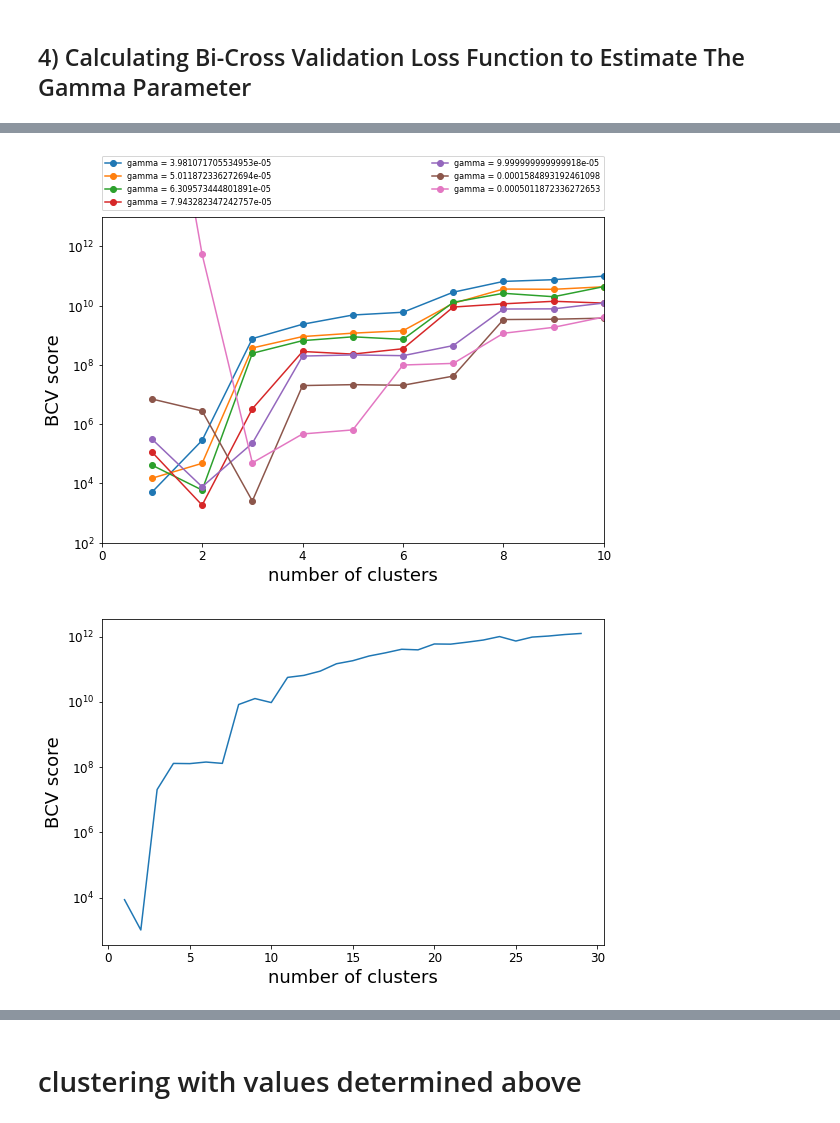
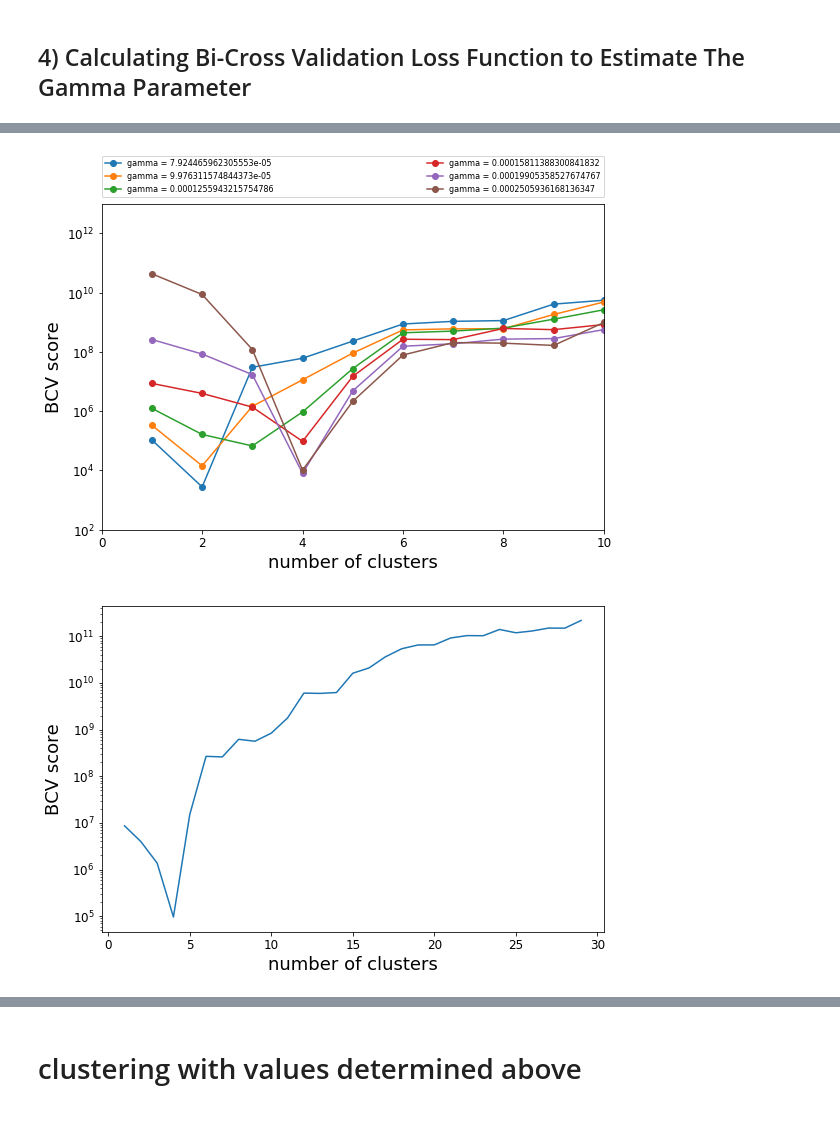
Before and after one commit to sioan/bcv_spectral_clustering, a Jupyter notebook: spectral_clustering_protein.ipynb, the cells around one changed output, grey strips where cells are left out. Drawn from its saved outputs; the diff is of its cells as text; code cells hidden in the pictures.

```diff
--- a/spectral_clustering_protein.ipynb
+++ b/spectral_clustering_protein.ipynb
@@ -163,0 +164,10 @@ In this section the bi-cross validation loss function is calculated.  Once again
+# %%
+"""
+my_rand_matrix = 5e4+1e3*np.random.rand(500,500)
+my_rand_matrix[euclidean_dist_matrix.shape[0]:,
+               euclidean_dist_matrix.shape[0]:] =  1e2+1e1*np.random.rand(500-euclidean_dist_matrix.shape[0],
+                                                                          500-euclidean_dist_matrix.shape[0])
+my_rand_matrix -= np.diag(np.diag(my_rand_matrix))
+
+my_rand_matrix[:euclidean_dist_matrix.shape[0],:euclidean_dist_matrix.shape[0]] = euclidean_dist_matrix
+euclidean_dist_matrix = my_rand_matrix"""
@@ -179,7 +196,7 @@ SpectralClustering(affinity='rbf', assign_labels='discretize', coef0=1,
 def normalization(x):
     return(x-np.diag(np.diag(x))).sum(axis=1)
 # %%
-gamma = 1.0/1e3
+gamma = 1e-14
 my_affinity_matrix = np.exp((-(euclidean_dist_matrix)**2)*gamma)
 #degree_matrix      = np.diag((my_affinity_matrix - np.diag(np.diag(my_affinity_matrix))).sum(axis=0))
 #laplcian = my_affinity_matrix - degree_matrix
@@ -202,7 +219,7 @@ MSE_list = []
 min_k = 1
 max_k = 16
 k_range = np.arange(min_k,max_k)
-regularization_parameter= 1e-14
+regularization_parameter= 1e-17
 #my_matrix = 0+ y_stack
 
 def condition_matrix(X,regularization_magnitude):
@@ -439,7 +456,7 @@ mpl.rcParams['legend.fontsize'] = 8
 mpl.rcParams['axes.labelsize']  = 18
 #temp = get_number_of_clusters(X,n_iterations=100,min_n_clusters=1,max_n_clusters=20,regularization_parameter=1e-9)
 
-gamma_list = 10**np.arange(-5,-3,0.1)
+gamma_list = 10**np.arange(-18,-12,0.1)
 
 full_map = []
 
@@ -487,27 +504,27 @@ for gamma in gamma_list:
 # %%
 fig = plt.figure()
 ax  = fig.add_subplot(111)
 
 
 
-for i in [6,7,8,9,10,12,17]:
+for i in [2,3,4,5,6,7]:
 
     mpl.rcParams['figure.figsize']  = (9,6)
     mpl.rcParams['font.size']       = 12
     mpl.rcParams['legend.fontsize'] = 8
     mpl.rcParams['axes.labelsize']  = 18
 
 
     ax.semilogy(k_range,full_map[i],label="gamma = "+str(gamma_list[i]),marker='o')
 
 ax.set_xlabel("number of clusters")
 ax.set_ylim(1e2,1e13)
 ax.set_xlim(0,10)
 ax.set_ylabel("BCV score")
 ax.legend(bbox_to_anchor=(0., 1.02, 1., .102), loc=3,ncol=2, mode="expand", borderaxespad=0.0)
 plt.show()
 # %% [output]
-[figure, old version]
+[figure, new version]
 # %%
 mpl.rcParams['figure.figsize']  = (9,6)
 mpl.rcParams['font.size']       = 12
@@ -518,11 +535,11 @@ fig = plt.figure()
 ax  = fig.add_subplot(111)
 ax.set_xlabel("number of clusters")
 
-ax.semilogy(k_range,full_map[7])
+ax.semilogy(k_range,full_map[5])
 ax.set_ylabel("BCV score")
 plt.show()
 # %% [output]
-[figure, old version]
+[figure, new version]
 # %%
 full_map = np.array(full_map)
 mpl.rcParams['figure.figsize']  = (9,6)
```
Also changed, not shown: parts of 26 cells of this notebook.
